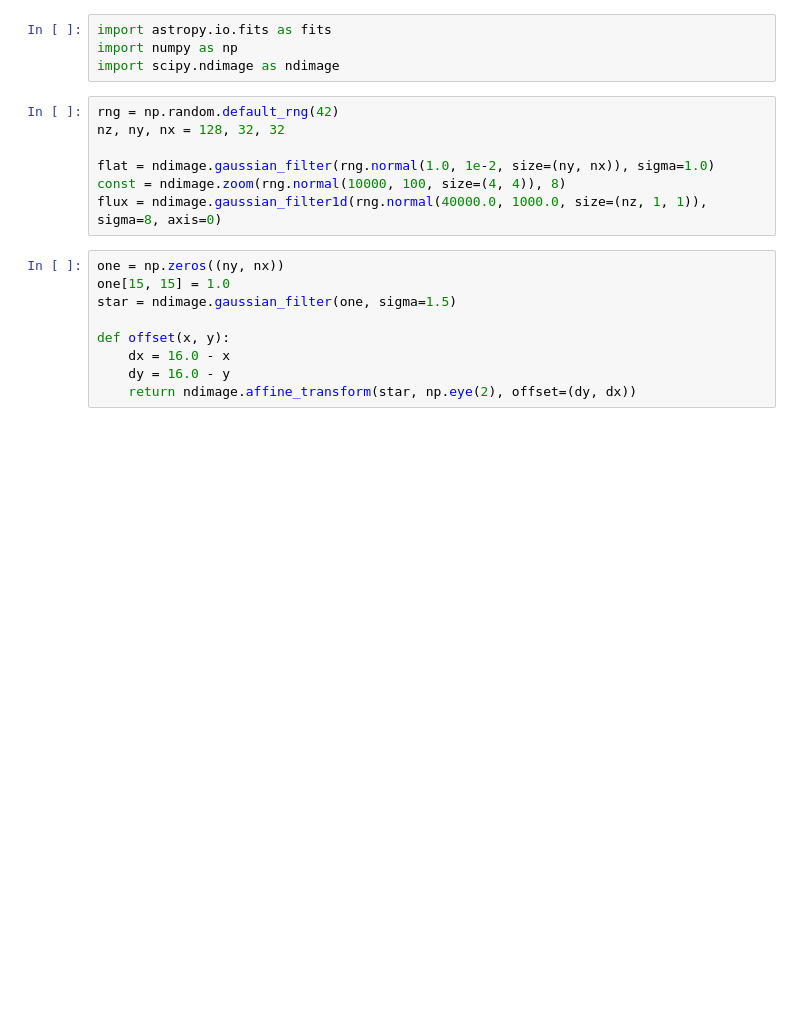
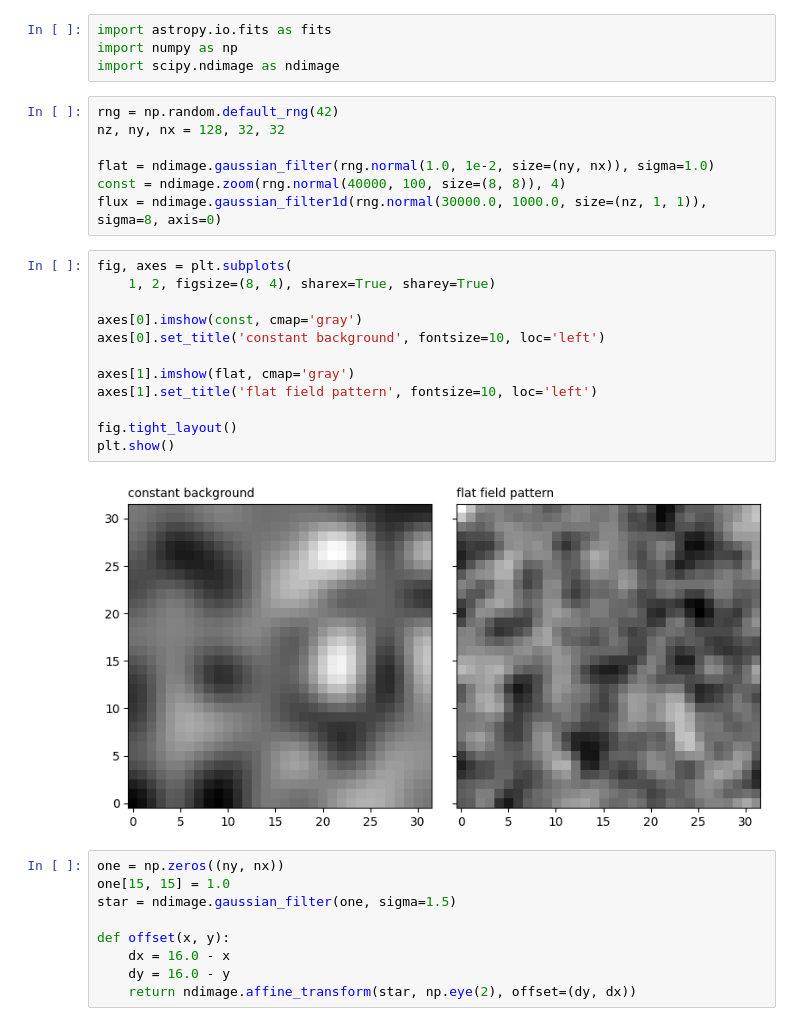
Before and after one commit to astronasutarou/comicsnet, a Jupyter notebook: notebook/tutorial_demo_frame.ipynb, the cells around one changed output. Cells and saved outputs as stored; diff of their text form; blank space fills up the shorter version.

```diff
--- a/notebook/tutorial_demo_frame.ipynb
+++ b/notebook/tutorial_demo_frame.ipynb
@@ -12,8 +12,22 @@ rng = np.random.default_rng(42)
 nz, ny, nx = 128, 32, 32
 
 flat = ndimage.gaussian_filter(rng.normal(1.0, 1e-2, size=(ny, nx)), sigma=1.0)
-const = ndimage.zoom(rng.normal(10000, 100, size=(4, 4)), 8)
-flux = ndimage.gaussian_filter1d(rng.normal(40000.0, 1000.0, size=(nz, 1, 1)), sigma=8, axis=0)
+const = ndimage.zoom(rng.normal(40000, 100, size=(8, 8)), 4)
+flux = ndimage.gaussian_filter1d(rng.normal(30000.0, 1000.0, size=(nz, 1, 1)), sigma=8, axis=0)
+# %%
+fig, axes = plt.subplots(
+    1, 2, figsize=(8, 4), sharex=True, sharey=True)
+
+axes[0].imshow(const, cmap='gray')
+axes[0].set_title('constant background', fontsize=10, loc='left')
+
+axes[1].imshow(flat, cmap='gray')
+axes[1].set_title('flat field pattern', fontsize=10, loc='left')
+
+fig.tight_layout()
+plt.show()
+# %% [output]
+[figure, added]
 # %%
 one = np.zeros((ny, nx))
 one[15, 15] = 1.0
```
Also changed, not shown: parts of 2 cells of this notebook.
